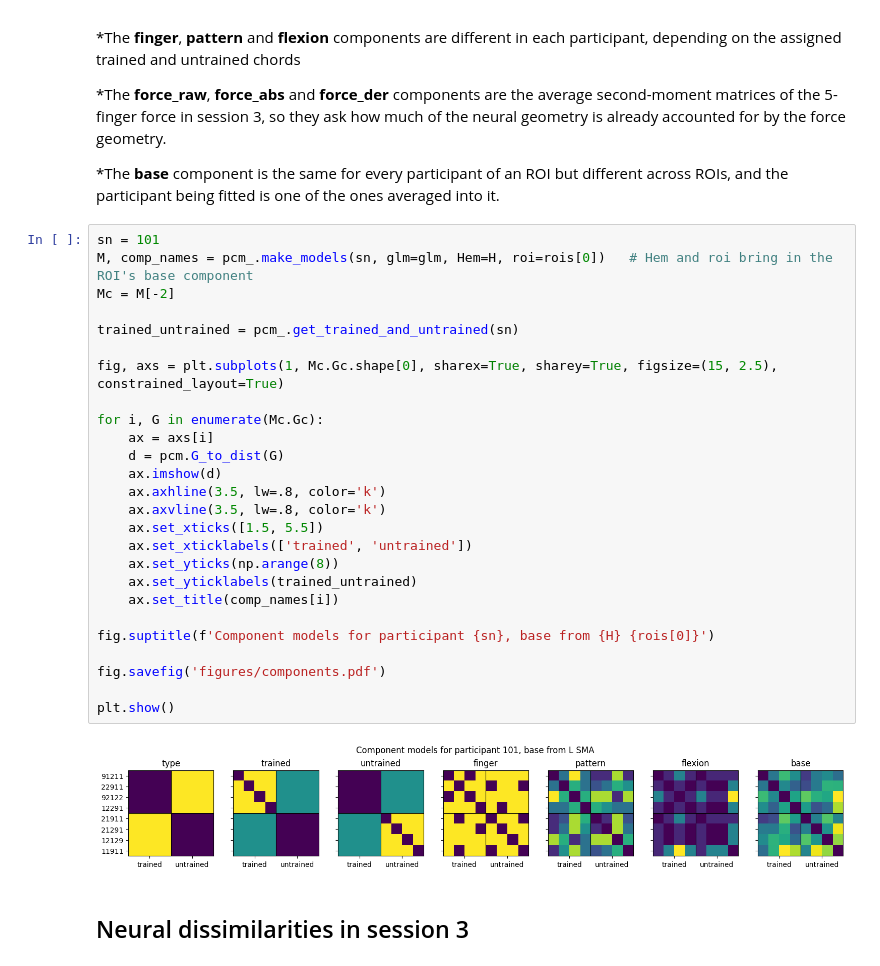
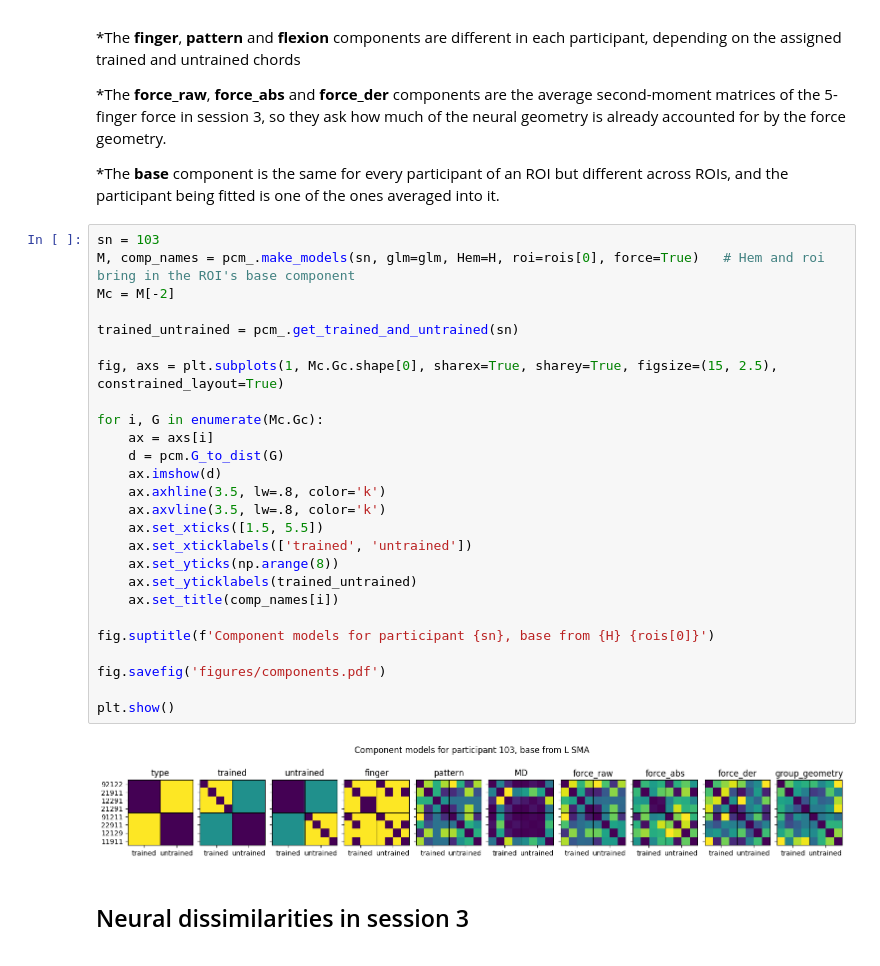
Before and after one commit to mnlmrc/EFC_learningfMRI, a Jupyter notebook: notebooks/component_model.ipynb, the cells around one changed output. Cells and saved outputs as stored; diff of their text form.

Commit message:
addess model families

```diff
--- a/notebooks/component_model.ipynb
+++ b/notebooks/component_model.ipynb
@@ -44,33 +44,33 @@ Components and corresponding hypothesis about representational geometry:
 
 *The **base** component is the same for every participant of an ROI but different across ROIs, and the participant being fitted is one of the ones averaged into it.
 # %%
-sn = 101
-M, comp_names = pcm_.make_models(sn, glm=glm, Hem=H, roi=rois[0])   # Hem and roi bring in the ROI's base component
+sn = 103
+M, comp_names = pcm_.make_models(sn, glm=glm, Hem=H, roi=rois[0], force=True)   # Hem and roi bring in the ROI's base component
 Mc = M[-2]
 
 trained_untrained = pcm_.get_trained_and_untrained(sn)
 
 fig, axs = plt.subplots(1, Mc.Gc.shape[0], sharex=True, sharey=True, figsize=(15, 2.5), constrained_layout=True)
 
 for i, G in enumerate(Mc.Gc):
     ax = axs[i]
     d = pcm.G_to_dist(G)
     ax.imshow(d)
     ax.axhline(3.5, lw=.8, color='k')
     ax.axvline(3.5, lw=.8, color='k')
     ax.set_xticks([1.5, 5.5])
     ax.set_xticklabels(['trained', 'untrained'])
     ax.set_yticks(np.arange(8))
     ax.set_yticklabels(trained_untrained)
     ax.set_title(comp_names[i])
 
 fig.suptitle(f'Component models for participant {sn}, base from {H} {rois[0]}')
 
 fig.savefig('figures/components.pdf')
 
 plt.show()
 # %% [output]
-[figure, old version]
+[figure, new version]
 # %% [markdown]
 ## Neural dissimilarities in session 3
 # %%
```
Also changed, not shown: parts of 5 cells of this notebook, 8 other files.
